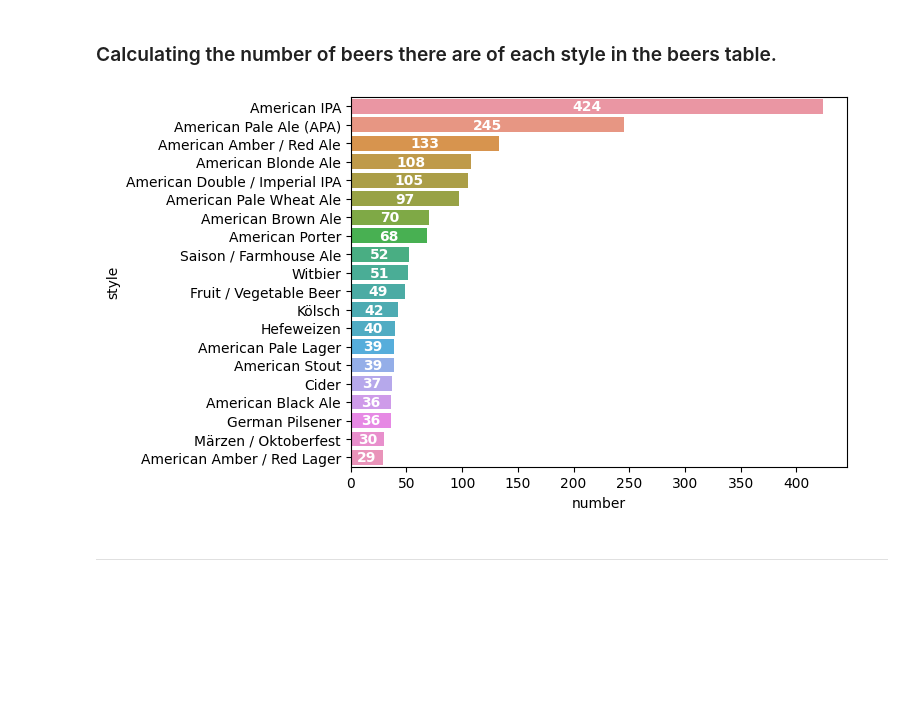
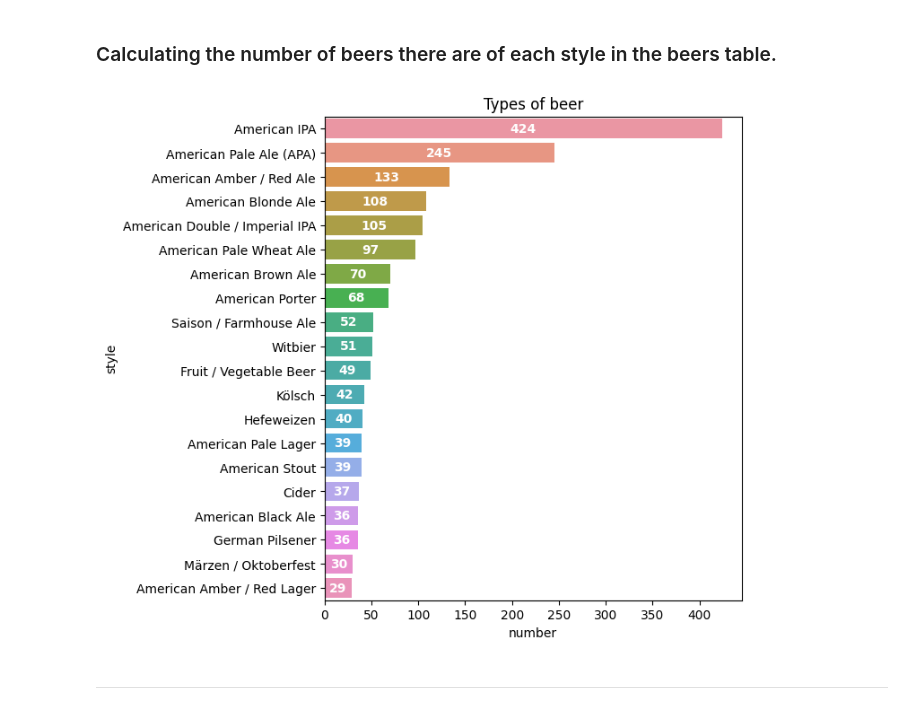
Before and after one commit to Data1234321/Portfolio, a Jupyter notebook: sql-analysis-of-us-craft-beers-breweries.ipynb, the cells around one changed output. Cells and saved outputs as stored; diff of their text form; code cells hidden in the pictures; blank space fills up the shorter version.

Commit message:
Kaggle Notebook | SQL Analysis of US Craft Beers & Breweries | Version 9

```diff
--- a/sql-analysis-of-us-craft-beers-breweries.ipynb
+++ b/sql-analysis-of-us-craft-beers-breweries.ipynb
@@ -7,7 +7,7 @@
 # %%
 import pandas as pd
 import seaborn as sns
-sns.set_palette("dark")
+sns.set_palette("Dark2")
 import matplotlib.pyplot as plt
 import sqlite3
 
@@ -96,16 +96,18 @@ five_rows_beers
 # %%
 unique_beer = pd.read_sql_query("""
 SELECT DISTINCT style,
 COUNT() OVER(PARTITION BY style) AS number
 FROM beers
 ORDER BY number DESC
 LIMIT 20;
 """, conn)
 
+plt.figure(figsize=(6,7))
 ax = sns.barplot(y='style', x='number', data=unique_beer)
+plt.title('Types of beer')
 ax.bar_label(ax.containers[0], label_type='center', color='white', weight='heavy');
 # %% [output]
-[figure, old version]
+[figure, new version]
 # %% [markdown]
 ***
 # %% [markdown]
```
Also changed, not shown: parts of 12 cells of this notebook.
